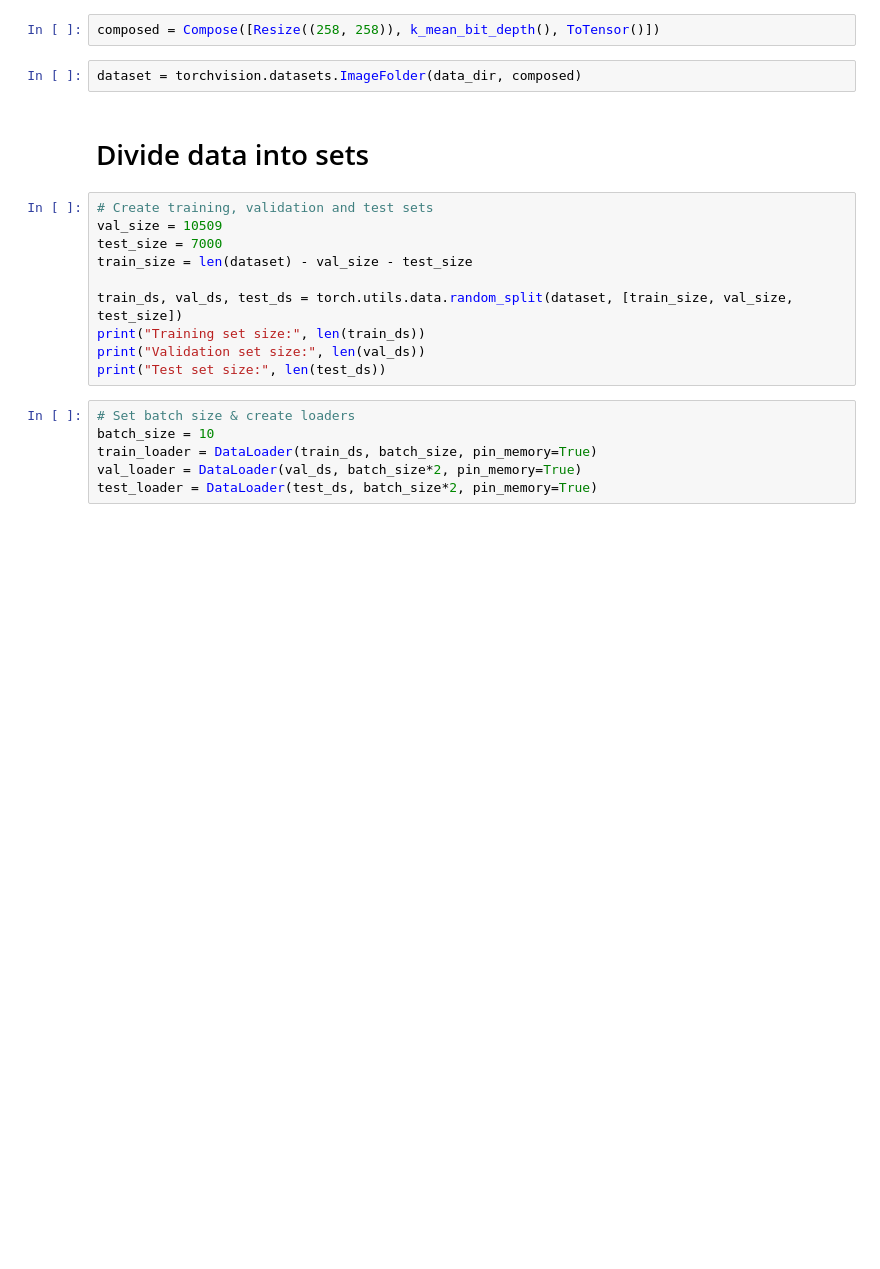
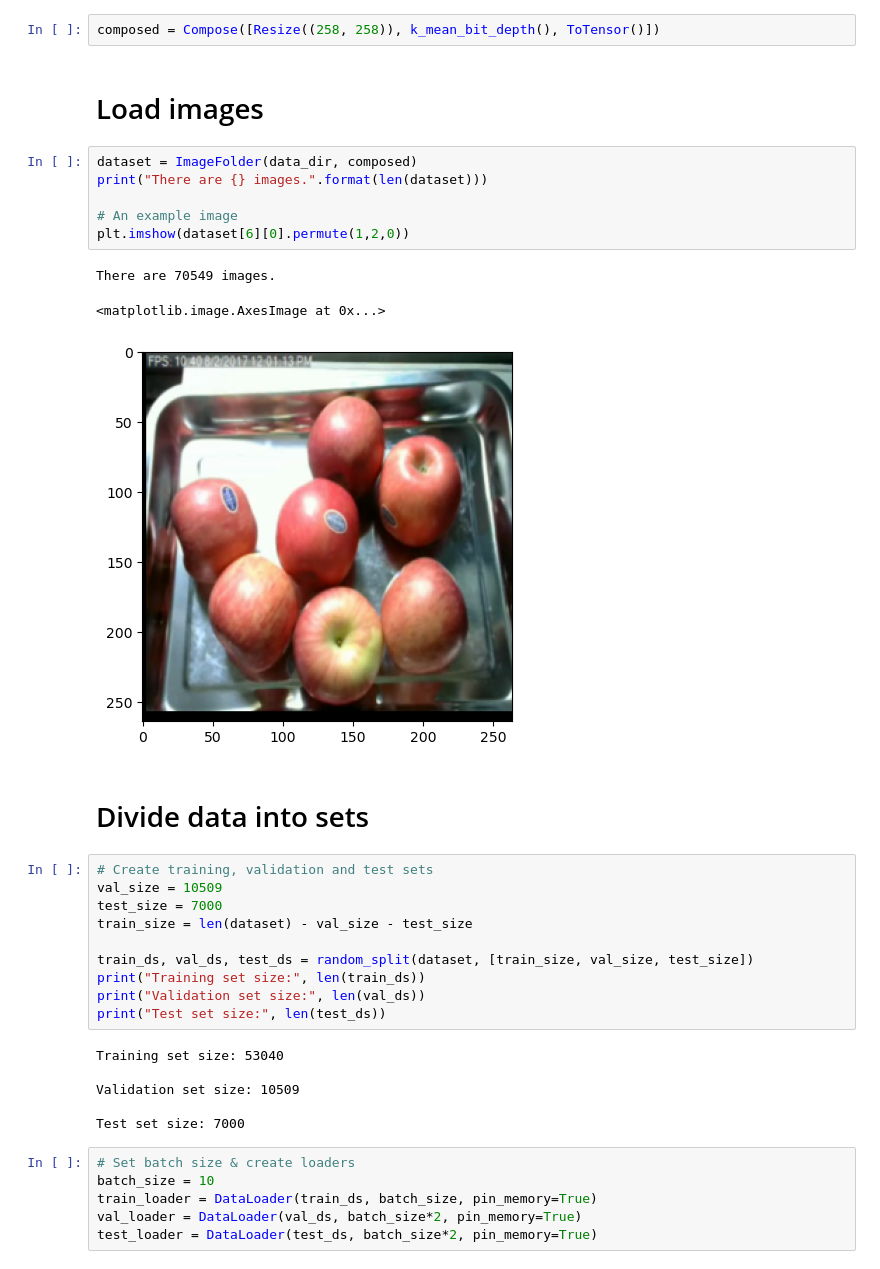
Before and after one commit to ducmn/fruit-recognition, a Jupyter notebook: adversarial-attacks-defences-on-fruit-images.ipynb, the cells around one changed output. Drawn from its saved outputs; the diff is of its cells as text; blank space fills up the shorter version.

Commit message:
Kaggle Notebook | Adversarial Attacks & Defences on Fruit Images | Version 9

```diff
--- a/adversarial-attacks-defences-on-fruit-images.ipynb
+++ b/adversarial-attacks-defences-on-fruit-images.ipynb
@@ -146,8 +139,18 @@ class k_mean_bit_depth:
         return np.matmul(assignments, centroids).reshape(258,258,3)
 # %%
 composed = Compose([Resize((258, 258)), k_mean_bit_depth(), ToTensor()])
-# %%
-dataset = torchvision.datasets.ImageFolder(data_dir, composed)
+# %% [markdown]
+# Load images
+# %%
+dataset = ImageFolder(data_dir, composed)
+print("There are {} images.".format(len(dataset)))
+
+# An example image
+plt.imshow(dataset[6][0].permute(1,2,0))
+# %% [output]
+There are 70549 images.
+<matplotlib.image.AxesImage at 0x...>
+[figure, added]
 # %% [markdown]
 # Divide data into sets
 # %%
@@ -156,10 +159,16 @@ val_size = 10509
 test_size = 7000
 train_size = len(dataset) - val_size - test_size
 
-train_ds, val_ds, test_ds = torch.utils.data.random_split(dataset, [train_size, val_size, test_size])
+train_ds, val_ds, test_ds = random_split(dataset, [train_size, val_size, test_size])
 print("Training set size:", len(train_ds))
 print("Validation set size:", len(val_ds))
 print("Test set size:", len(test_ds))
+# %% [output]
+Training set size: 53040
+
+Validation set size: 10509
+
+Test set size: 7000
 # %%
 # Set batch size & create loaders
 batch_size = 10
```
Also changed, not shown: parts of 16 cells of this notebook.
